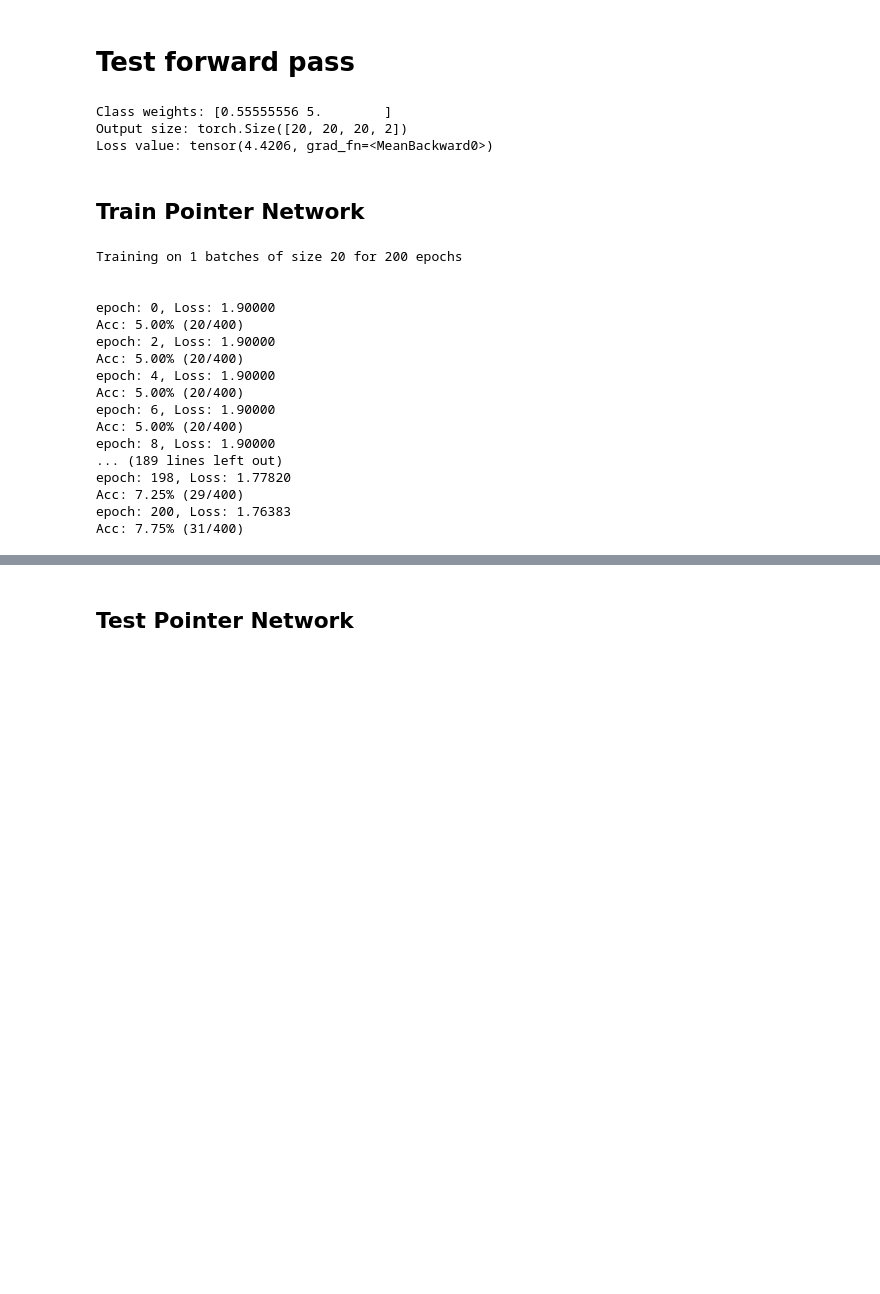
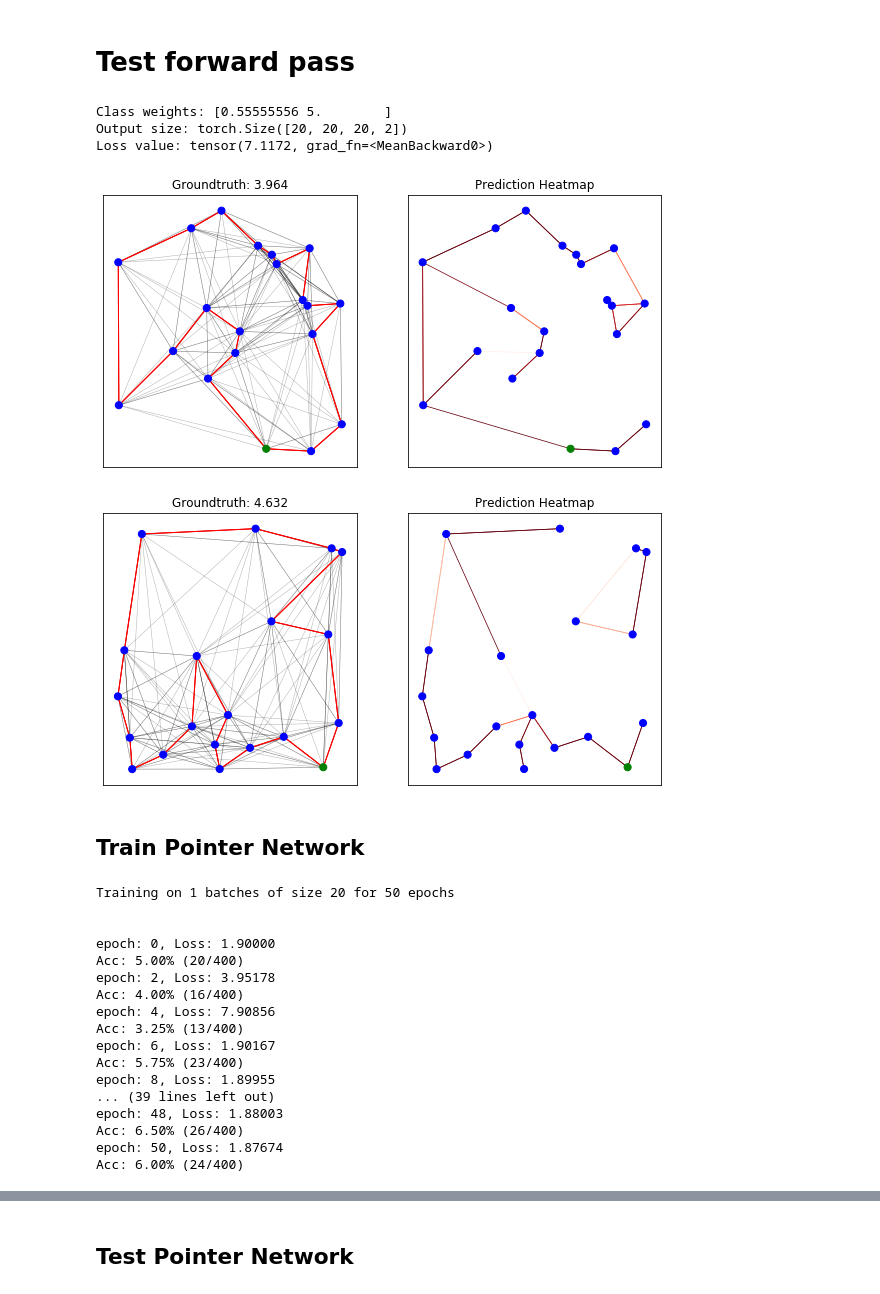
Before and after one commit to maximelhrg/comsw4995-fall19-pointer-tsp, a Jupyter notebook: main.ipynb, the cells around one changed output, grey strips where cells are left out. Drawn from its saved outputs; the diff is of its cells as text; code cells hidden in the pictures; blank space fills up the shorter version.

```diff
--- a/main.ipynb
+++ b/main.ipynb
@@ -184,7 +185,7 @@ if notebook_mode == True and viz_mode == True:
     num_neighbors = config.num_neighbors
     batch_size = config.batch_size
     train_filepath = config.train_filepath
-    dataset = iter(GoogleTSPReader(num_nodes, num_neighbors, batch_size, train_filepath))
+    dataset = iter(GoogleTSPReader(num_nodes, num_neighbors, batch_size, train_filepath, metric = 'euclidean'))
     batch = next(dataset)
 
     # Convert batch to torch Variables
@@ -210,7 +211,12 @@ if notebook_mode == True and viz_mode == True:
 # %% [output]
 Class weights: [0.55555556 5.        ]
 Output size: torch.Size([20, 20, 20, 2])
-Loss value: tensor(4.4206, grad_fn=<MeanBackward0>)
+Loss value: tensor(7.1172, grad_fn=<MeanBackward0>)
+# %%
+plot_predictions(x_nodes_coord, x_edges, x_edges_values, y_edges, y_preds, num_plots=2)
+# %% [output]
+[figure, added]
+[figure, added]
 # %% [markdown]
 ## Train Pointer Network
 # %%
@@ -224,24 +231,25 @@ y = F.softmax(y_preds, dim=3)  # B x V x V x voc_edges
 y_probs = y[:,:,:,1]
 
 batch_size = 20
-n_epochs = 200
+n_epochs = 50
 
 train_pointer(ptr_net, y_probs, y_nodes, batch_size, n_epochs)
+# train_dense(test_net, y_probs, y_nodes, batch_size, n_epochs)
 # %% [output]
-Training on 1 batches of size 20 for 200 epochs
+Training on 1 batches of size 20 for 50 epochs
 
 
 epoch: 0, Loss: 1.90000
 Acc: 5.00% (20/400)
-epoch: 2, Loss: 1.90000
-Acc: 5.00% (20/400)
-epoch: 4, Loss: 1.90000
-Acc: 5.00% (20/400)
-epoch: 6, Loss: 1.90000
-Acc: 5.00% (20/400)
-epoch: 8, Loss: 1.90000
-... (189 lines left out)
-epoch: 198, Loss: 1.77820
-Acc: 7.25% (29/400)
-epoch: 200, Loss: 1.76383
-Acc: 7.75% (31/400)
+epoch: 2, Loss: 3.95178
+Acc: 4.00% (16/400)
+epoch: 4, Loss: 7.90856
+Acc: 3.25% (13/400)
+epoch: 6, Loss: 1.90167
+Acc: 5.75% (23/400)
+epoch: 8, Loss: 1.89955
+... (39 lines left out)
+epoch: 48, Loss: 1.88003
+Acc: 6.50% (26/400)
+epoch: 50, Loss: 1.87674
+Acc: 6.00% (24/400)
```
Also changed, not shown: parts of 11 cells of this notebook, 3 other files.
